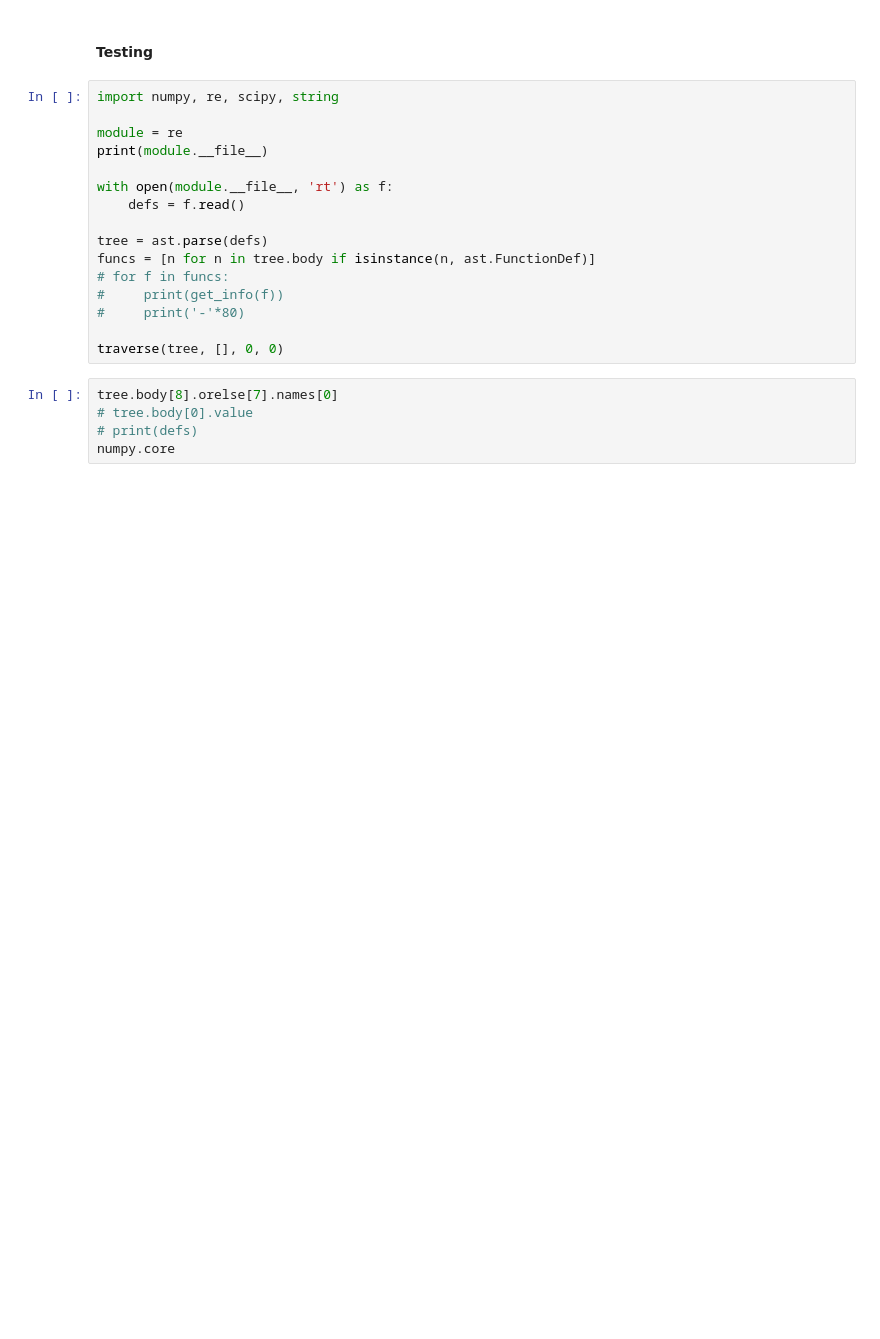
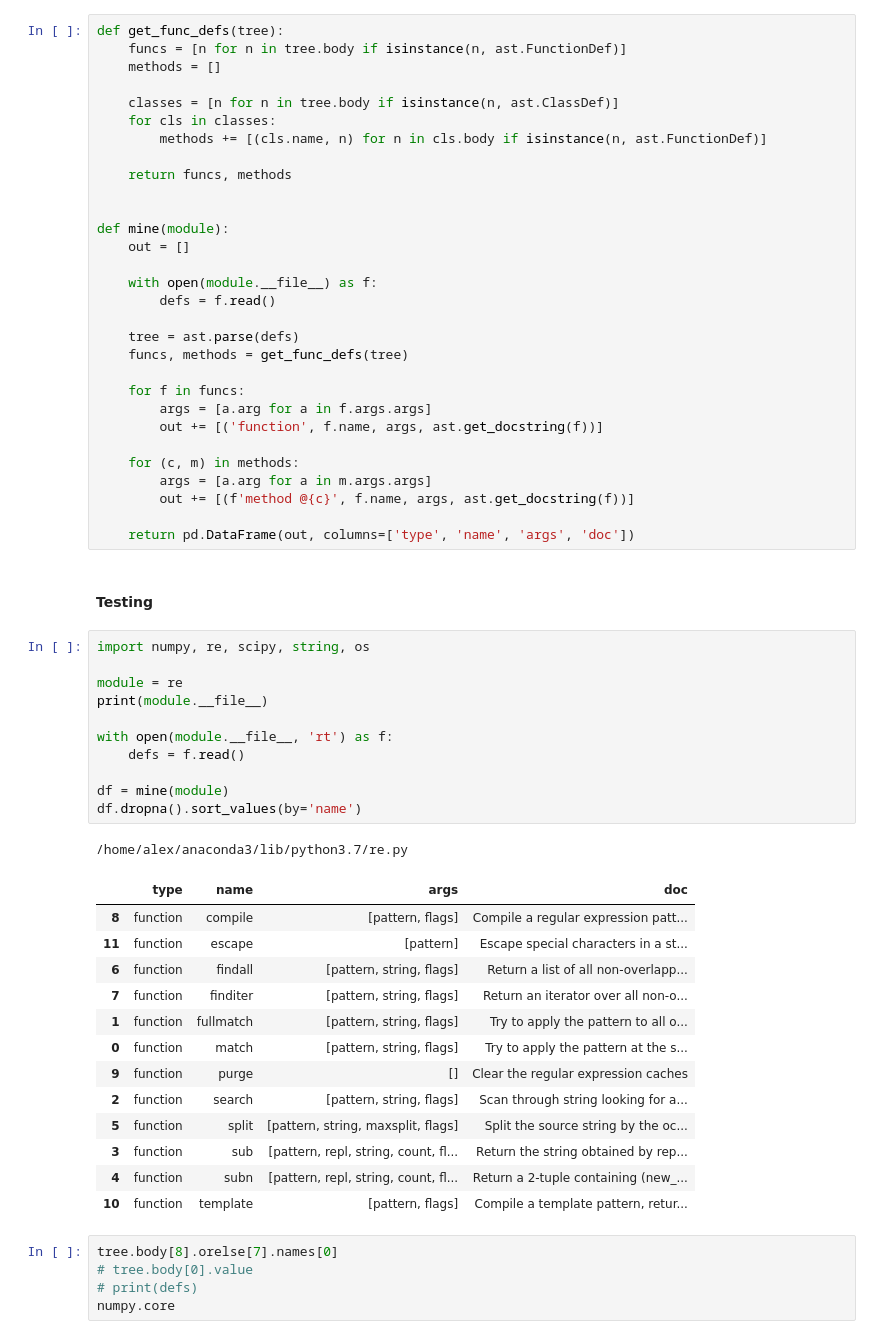
Before and after one commit to code-gen/exploration, a Jupyter notebook: notebooks/mine_docstrings.ipynb, the cells around one changed output. Saved outputs shown, nothing was run; the diff lists cells and outputs as text; blank space fills up the shorter version.

```diff
--- a/notebooks/mine_docstrings.ipynb
+++ b/notebooks/mine_docstrings.ipynb
@@ -25,21 +10,61 @@ def mine(module):
+# %%
+def get_func_defs(tree):
+    funcs = [n for n in tree.body if isinstance(n, ast.FunctionDef)]
+    methods = []
+
+    classes = [n for n in tree.body if isinstance(n, ast.ClassDef)]
+    for cls in classes:
+        methods += [(cls.name, n) for n in cls.body if isinstance(n, ast.FunctionDef)]
+
+    return funcs, methods
+
+
+def mine(module):
+    out = []
+
+    with open(module.__file__) as f:
+        defs = f.read()
+
+    tree = ast.parse(defs)
+    funcs, methods = get_func_defs(tree)
+
+    for f in funcs:
+        args = [a.arg for a in f.args.args]
+        out += [('function', f.name, args, ast.get_docstring(f))]
+
+    for (c, m) in methods:
+        args = [a.arg for a in m.args.args]
+        out += [(f'method @{c}', f.name, args, ast.get_docstring(f))]
+
+    return pd.DataFrame(out, columns=['type', 'name', 'args', 'doc'])
 # %% [markdown]
 #### Testing
 # %%
-import numpy, re, scipy, string
+import numpy, re, scipy, string, os
 
 module = re
 print(module.__file__)
 
 with open(module.__file__, 'rt') as f:
     defs = f.read()
 
-tree = ast.parse(defs)
-funcs = [n for n in tree.body if isinstance(n, ast.FunctionDef)]
-# for f in funcs:
-#     print(get_info(f))
-#     print('-'*80)
-
-traverse(tree, [], 0, 0)
+df = mine(module)
+df.dropna().sort_values(by='name')
+# %% [output]
+/home/alex/anaconda3/lib/python3.7/re.py
+|  | type | name | args | doc |
+| 8 | function | compile | [pattern, flags] | Compile a regular expression patt... |
+| 11 | function | escape | [pattern] | Escape special characters in a st... |
+| 6 | function | findall | [pattern, string, flags] | Return a list of all non-overlapp... |
+| 7 | function | finditer | [pattern, string, flags] | Return an iterator over all non-o... |
+| 1 | function | fullmatch | [pattern, string, flags] | Try to apply the pattern to all o... |
+| 0 | function | match | [pattern, string, flags] | Try to apply the pattern at the s... |
+| 9 | function | purge | [] | Clear the regular expression caches |
+| 2 | function | search | [pattern, string, flags] | Scan through string looking for a... |
+| 5 | function | split | [pattern, string, maxsplit, flags] | Split the source string by the oc... |
+| 3 | function | sub | [pattern, repl, string, count, fl... | Return the string obtained by rep... |
+| 4 | function | subn | [pattern, repl, string, count, fl... | Return a 2-tuple containing (new_... |
+| 10 | function | template | [pattern, flags] | Compile a template pattern, retur... |
 # %%
 tree.body[8].orelse[7].names[0]
 # tree.body[0].value
```
Also changed, not shown: parts of 3 cells of this notebook, 2 other files.
